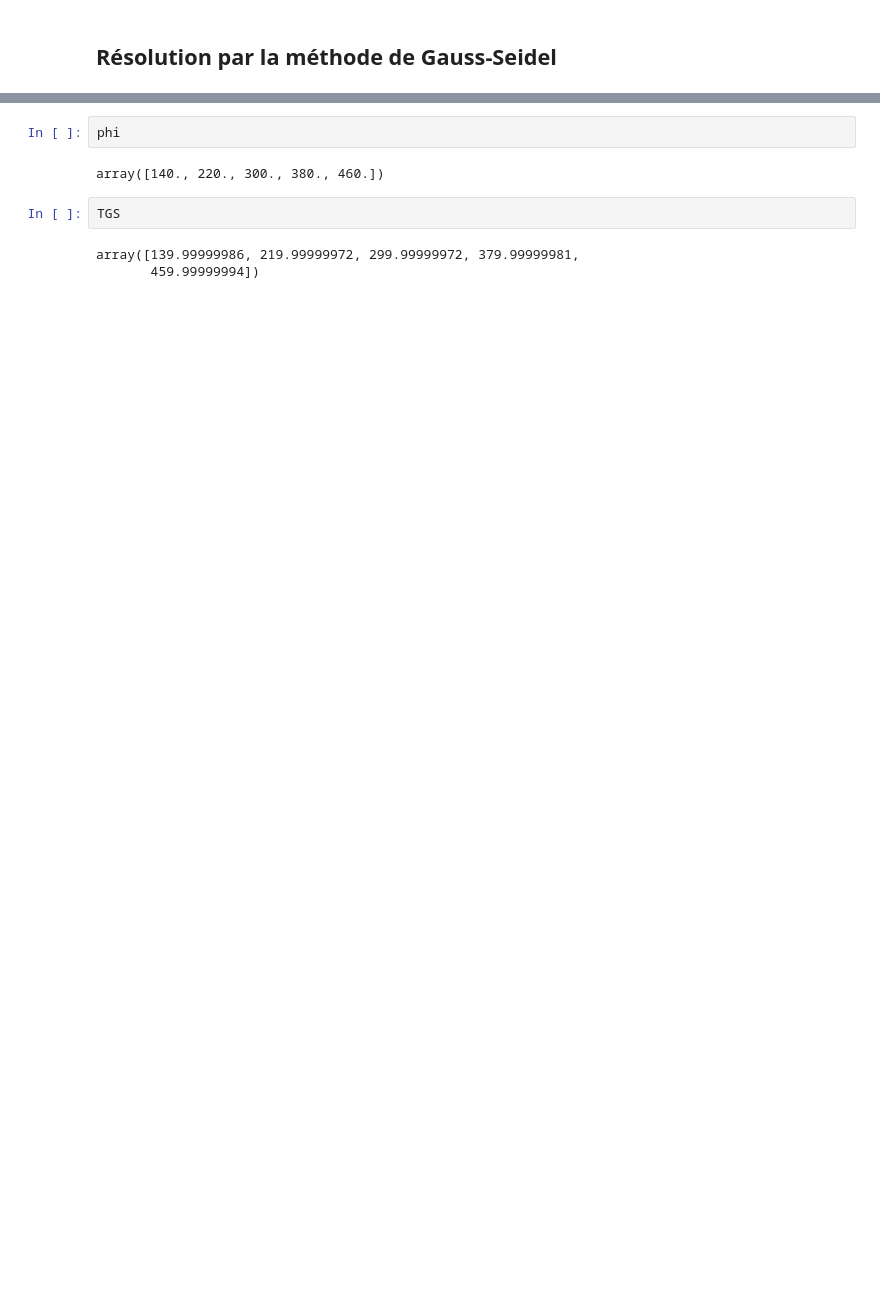
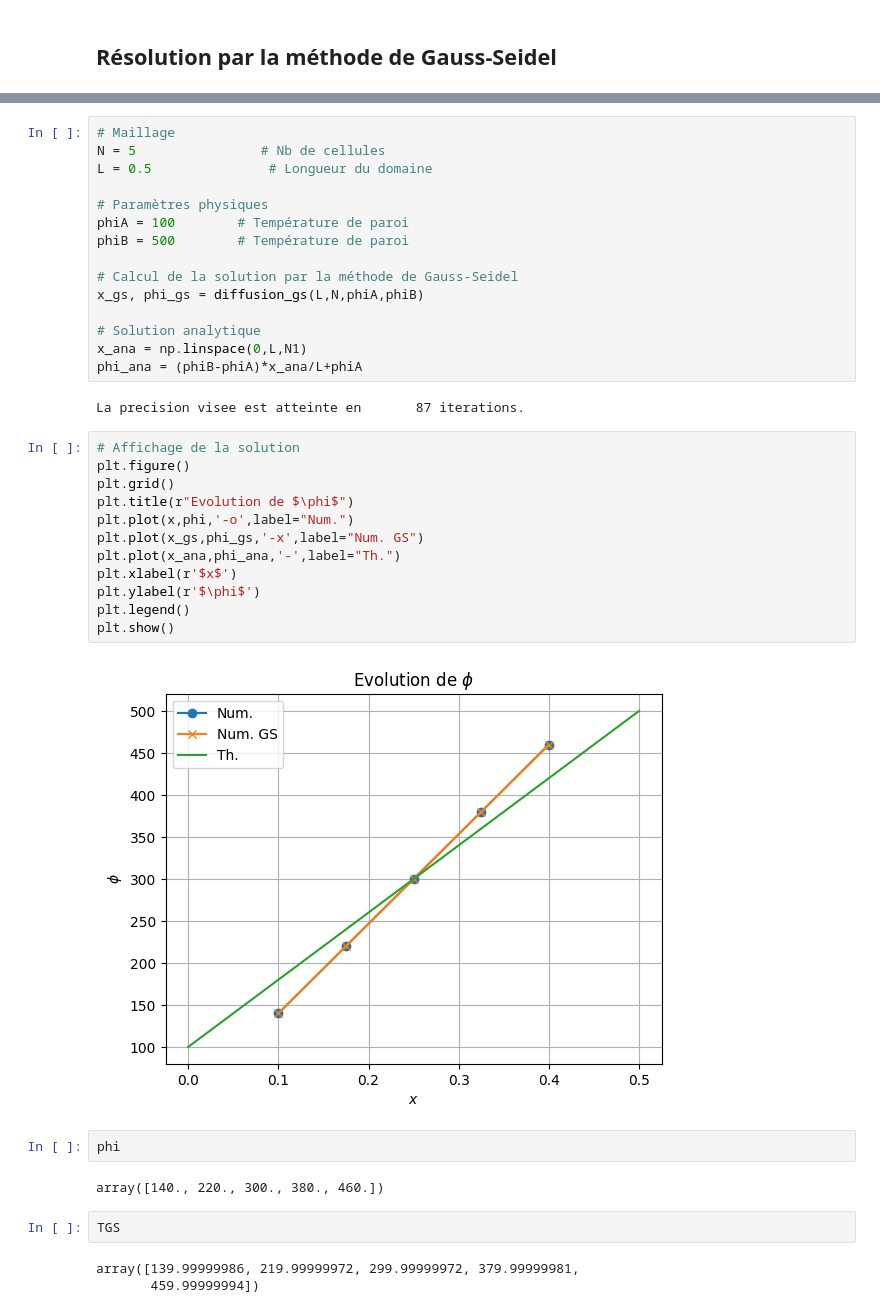
Before and after one commit to fbob/INSA-4A-MFN, a Jupyter notebook: CFD_4A_TD.ipynb, the cells around one changed output, grey strips where cells are left out. Drawn from its saved outputs; the diff is of its cells as text; blank space fills up the shorter version.

```diff
--- a/CFD_4A_TD.ipynb
+++ b/CFD_4A_TD.ipynb
@@ -329,3 +284,34 @@ TOLERANCE MET IN ROUTINE 'gaussSeidel()'         53 ITERS.
+# %%
+# Maillage
+N = 5                # Nb de cellules
+L = 0.5               # Longueur du domaine
+
+# Paramètres physiques
+phiA = 100        # Température de paroi
+phiB = 500        # Température de paroi
+
+# Calcul de la solution par la méthode de Gauss-Seidel
+x_gs, phi_gs = diffusion_gs(L,N,phiA,phiB)
+
+# Solution analytique
+x_ana = np.linspace(0,L,N1)
+phi_ana = (phiB-phiA)*x_ana/L+phiA
+# %% [output]
+La precision visee est atteinte en       87 iterations.
+# %%
+# Affichage de la solution
+plt.figure()
+plt.grid()
+plt.title(r"Evolution de $\phi$")
+plt.plot(x,phi,'-o',label="Num.")
+plt.plot(x_gs,phi_gs,'-x',label="Num. GS")
+plt.plot(x_ana,phi_ana,'-',label="Th.")
+plt.xlabel(r'$x$')
+plt.ylabel(r'$\phi$')
+plt.legend()
+plt.show()
+# %% [output]
+[figure, added]
 # %%
 phi
 # %% [output]
```
Also changed, not shown: parts of 6 cells of this notebook.
